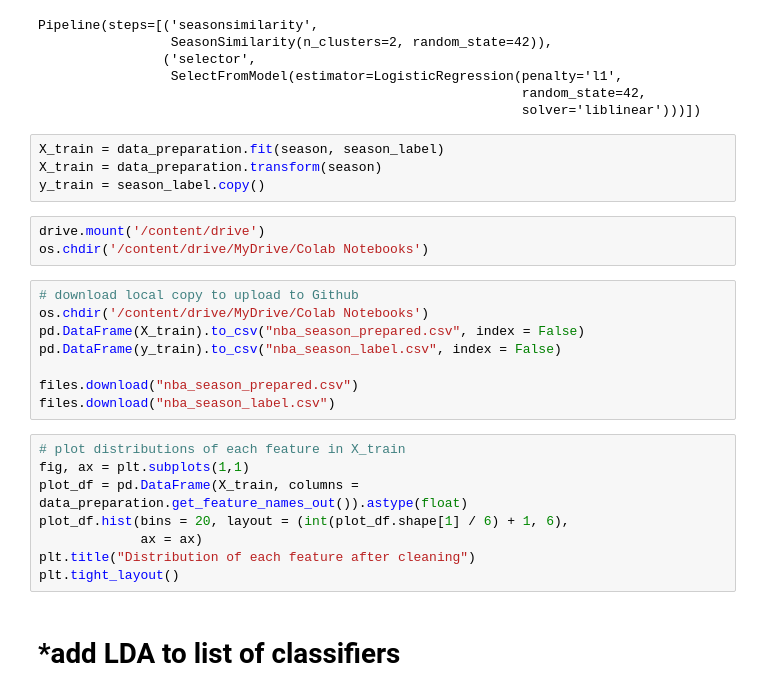
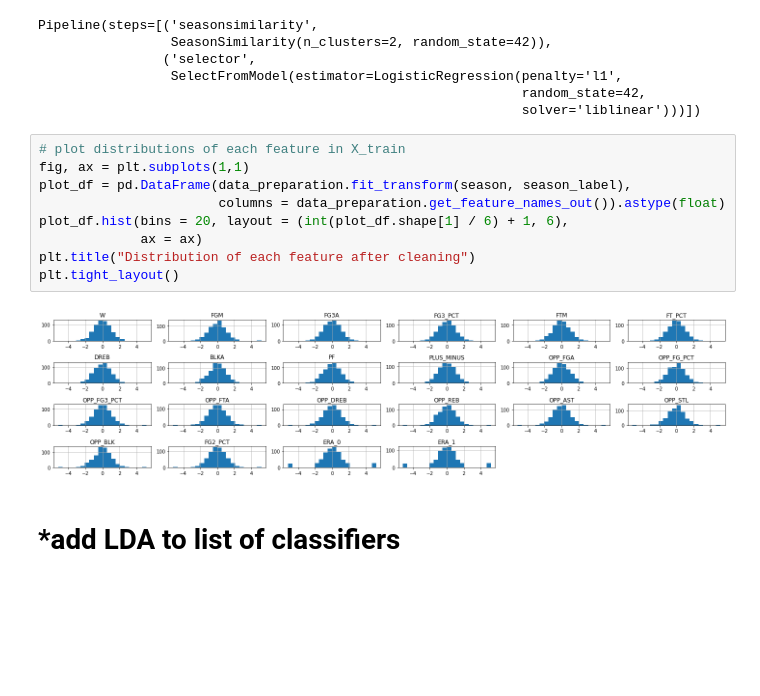
Before and after one commit to WillKWL/Project-NBASeason, a Jupyter notebook: 2_EDA.ipynb, the cells around one changed output. Drawn from its saved outputs; the diff is of its cells as text; blank space fills up the shorter version.

```diff
--- a/2_EDA.ipynb
+++ b/2_EDA.ipynb
@@ -698,29 +698,17 @@ Pipeline(steps=[('seasonsimilarity',
                  SelectFromModel(estimator=LogisticRegression(penalty='l1',
                                                               random_state=42,
                                                               solver='liblinear')))])
-# %%
-X_train = data_preparation.fit(season, season_label)
-X_train = data_preparation.transform(season)
-y_train = season_label.copy()
-# %%
-drive.mount('/content/drive')
-os.chdir('/content/drive/MyDrive/Colab Notebooks')
-# %%
-# download local copy to upload to Github
-os.chdir('/content/drive/MyDrive/Colab Notebooks')
-pd.DataFrame(X_train).to_csv("nba_season_prepared.csv", index = False)
-pd.DataFrame(y_train).to_csv("nba_season_label.csv", index = False)
-
-files.download("nba_season_prepared.csv")
-files.download("nba_season_label.csv")
 # %%
 # plot distributions of each feature in X_train
 fig, ax = plt.subplots(1,1)
-plot_df = pd.DataFrame(X_train, columns = data_preparation.get_feature_names_out()).astype(float)
+plot_df = pd.DataFrame(data_preparation.fit_transform(season, season_label),
+                       columns = data_preparation.get_feature_names_out()).astype(float)
 plot_df.hist(bins = 20, layout = (int(plot_df.shape[1] / 6) + 1, 6),
              ax = ax)
 plt.title("Distribution of each feature after cleaning")
 plt.tight_layout()
+# %% [output]
+[figure, added]
 # %% [markdown]
 # *add LDA to list of classifiers
 # %% [markdown]
```
Also changed, not shown: parts of 34 cells of this notebook.
